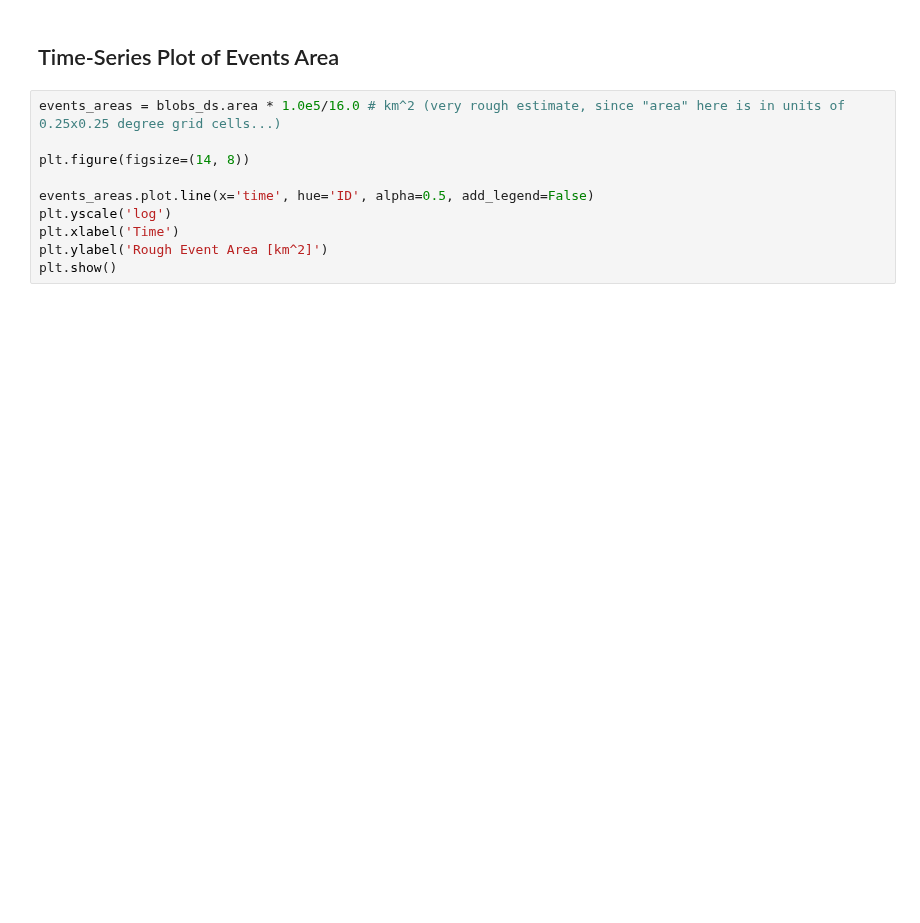
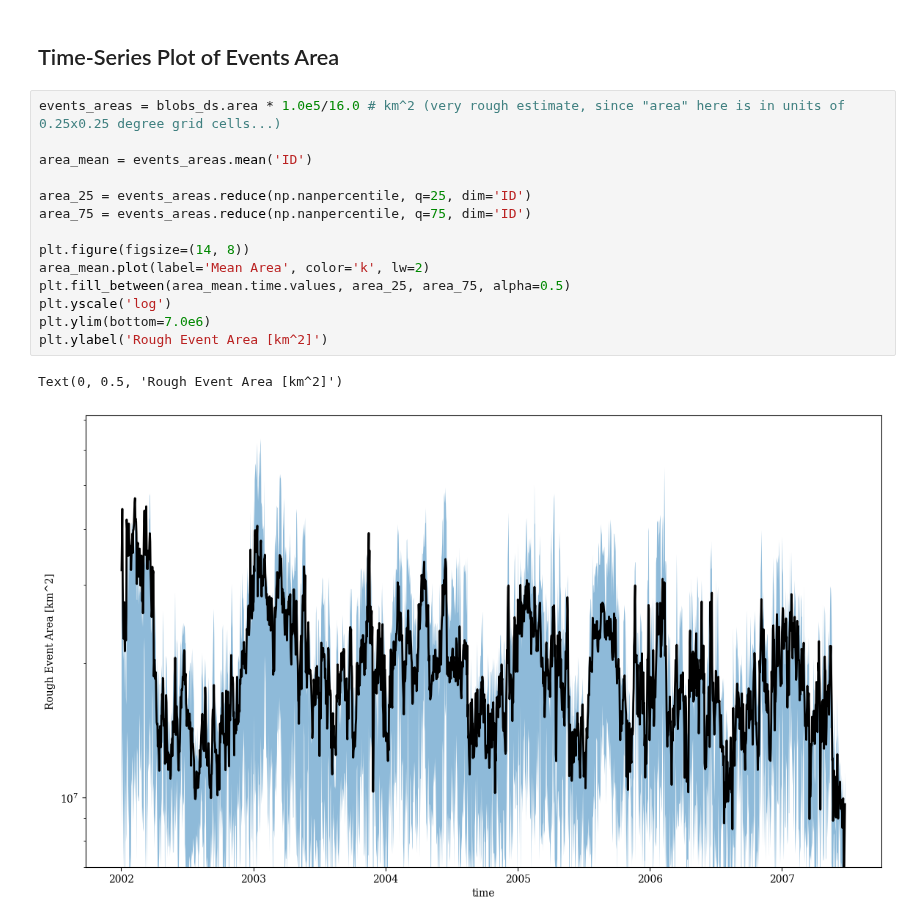
Before and after one commit to wienkers/spot_the_blOb, a Jupyter notebook: notebooks/03_visualise_events.ipynb, the cells around one changed output. Drawn from its saved outputs; the diff is of its cells as text; blank space fills up the shorter version.

```diff
--- a/notebooks/03_visualise_events.ipynb
+++ b/notebooks/03_visualise_events.ipynb
@@ -55,10 +133,17 @@ long_blobs_local_duration.pplot_col(col_wrap=3, var_units='Duration (days)', cma
 # %%
 events_areas = blobs_ds.area * 1.0e5/16.0 # km^2 (very rough estimate, since "area" here is in units of 0.25x0.25 degree grid cells...)
 
+area_mean = events_areas.mean('ID')
+
+area_25 = events_areas.reduce(np.nanpercentile, q=25, dim='ID')
+area_75 = events_areas.reduce(np.nanpercentile, q=75, dim='ID')
+
 plt.figure(figsize=(14, 8))
-
-events_areas.plot.line(x='time', hue='ID', alpha=0.5, add_legend=False)
+area_mean.plot(label='Mean Area', color='k', lw=2)
+plt.fill_between(area_mean.time.values, area_25, area_75, alpha=0.5)
 plt.yscale('log')
-plt.xlabel('Time')
+plt.ylim(bottom=7.0e6)
 plt.ylabel('Rough Event Area [km^2]')
-plt.show()
+# %% [output]
+Text(0, 0.5, 'Rough Event Area [km^2]')
+[figure, added]
```
Also changed, not shown: parts of 7 cells of this notebook, 4 other files.
